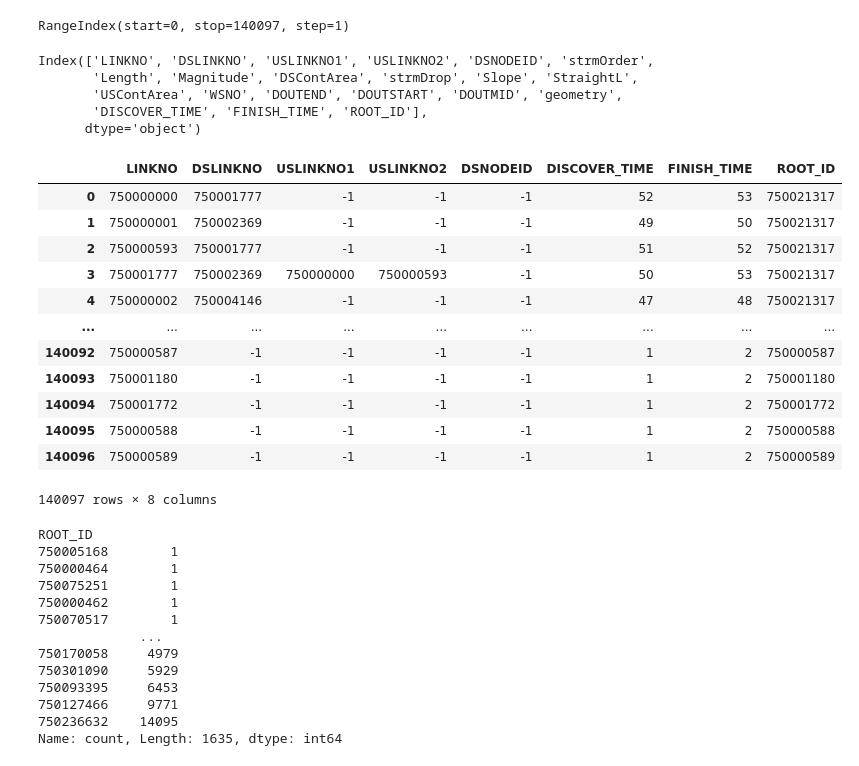
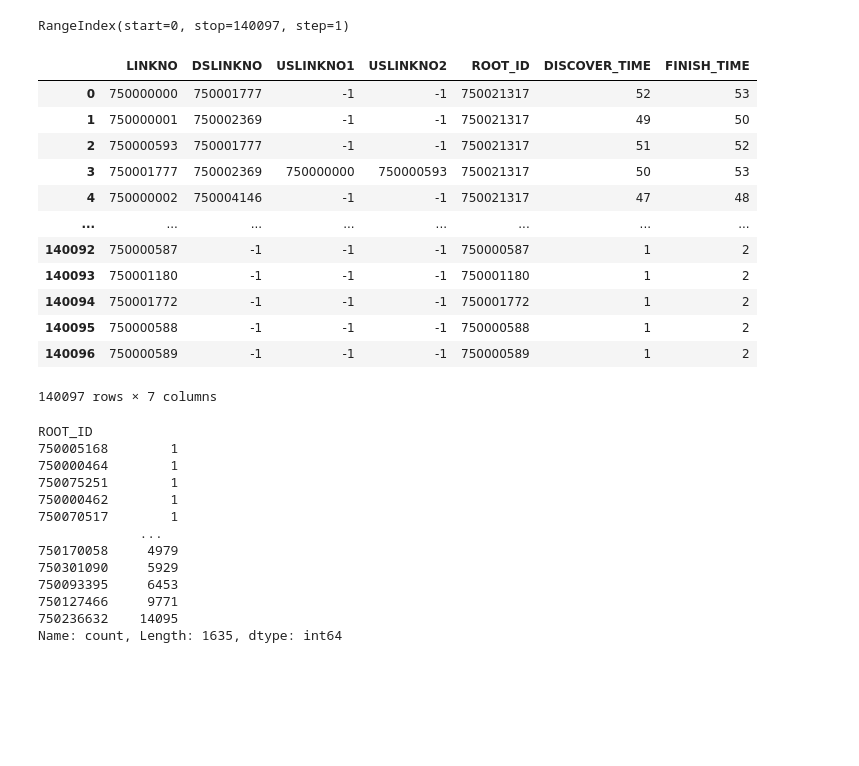
Before and after one commit to WikiWatershed/global-hydrography, a Jupyter notebook: sandbox/modified_nested_set_index.ipynb, the cells around one changed output. Drawn from its saved outputs; the diff is of its cells as text; code cells hidden in the pictures; blank space fills up the shorter version.

```diff
--- a/sandbox/modified_nested_set_index.ipynb
+++ b/sandbox/modified_nested_set_index.ipynb
@@ -48,7 +46,7 @@ files_to_process
 # %% [markdown]
 ## Read Files
 # %%
-file = files_to_process[4]
+file = files_to_process[2]
 file.name
 # %% [output]
 'TDX_streamnet_7020038340_01.gpkg'
@@ -219,5 +217,5 @@ columns_to_drop
 # %% [output]
 ['WSNO', 'DSNODEID']
 # %%
-processed_gdf.drop(columns=columns_to_drop, inplace=True)
-processed_gdf.info()
+# Produces error if already dropped
+# processed_gdf.drop(columns=columns_to_drop, inplace=True)
@@ -292,31 +271,23 @@ Datum: World Geodetic System 1984 ensemble
 mnsi_gdf.index
 # %% [output]
 RangeIndex(start=0, stop=140097, step=1)
-# %%
-mnsi_gdf.columns
-# %% [output]
-Index(['LINKNO', 'DSLINKNO', 'USLINKNO1', 'USLINKNO2', 'DSNODEID', 'strmOrder',
-       'Length', 'Magnitude', 'DSContArea', 'strmDrop', 'Slope', 'StraightL',
-       'USContArea', 'WSNO', 'DOUTEND', 'DOUTSTART', 'DOUTMID', 'geometry',
-       'DISCOVER_TIME', 'FINISH_TIME', 'ROOT_ID'],
-      dtype='object')
 # %%
-mnsi_gdf[['LINKNO', 'DSLINKNO', 'USLINKNO1', 'USLINKNO2', 'DSNODEID',
-          'DISCOVER_TIME', 'FINISH_TIME', 'ROOT_ID']]
+mnsi_gdf[['LINKNO', 'DSLINKNO', 'USLINKNO1', 'USLINKNO2',
+          'ROOT_ID', 'DISCOVER_TIME', 'FINISH_TIME' ]]
 # %% [output]
-|  | LINKNO | DSLINKNO | USLINKNO1 | USLINKNO2 | DSNODEID | DISCOVER_TIME | FINISH_TIME | ROOT_ID |
-| 0 | 750000000 | 750001777 | -1 | -1 | -1 | 52 | 53 | 750021317 |
-| 1 | 750000001 | 750002369 | -1 | -1 | -1 | 49 | 50 | 750021317 |
-| 2 | 750000593 | 750001777 | -1 | -1 | -1 | 51 | 52 | 750021317 |
-| 3 | 750001777 | 750002369 | 750000000 | 750000593 | -1 | 50 | 53 | 750021317 |
-| 4 | 750000002 | 750004146 | -1 | -1 | -1 | 47 | 48 | 750021317 |
-| ... | ... | ... | ... | ... | ... | ... | ... | ... |
-| 140092 | 750000587 | -1 | -1 | -1 | -1 | 1 | 2 | 750000587 |
-| 140093 | 750001180 | -1 | -1 | -1 | -1 | 1 | 2 | 750001180 |
-| 140094 | 750001772 | -1 | -1 | -1 | -1 | 1 | 2 | 750001772 |
-| 140095 | 750000588 | -1 | -1 | -1 | -1 | 1 | 2 | 750000588 |
-| 140096 | 750000589 | -1 | -1 | -1 | -1 | 1 | 2 | 750000589 |
+|  | LINKNO | DSLINKNO | USLINKNO1 | USLINKNO2 | ROOT_ID | DISCOVER_TIME | FINISH_TIME |
+| 0 | 750000000 | 750001777 | -1 | -1 | 750021317 | 52 | 53 |
+| 1 | 750000001 | 750002369 | -1 | -1 | 750021317 | 49 | 50 |
+| 2 | 750000593 | 750001777 | -1 | -1 | 750021317 | 51 | 52 |
+| 3 | 750001777 | 750002369 | 750000000 | 750000593 | 750021317 | 50 | 53 |
+| 4 | 750000002 | 750004146 | -1 | -1 | 750021317 | 47 | 48 |
+| ... | ... | ... | ... | ... | ... | ... | ... |
+| 140092 | 750000587 | -1 | -1 | -1 | 750000587 | 1 | 2 |
+| 140093 | 750001180 | -1 | -1 | -1 | 750001180 | 1 | 2 |
+| 140094 | 750001772 | -1 | -1 | -1 | 750001772 | 1 | 2 |
+| 140095 | 750000588 | -1 | -1 | -1 | 750000588 | 1 | 2 |
+| 140096 | 750000589 | -1 | -1 | -1 | 750000589 | 1 | 2 |
-140097 rows × 8 columns
+140097 rows × 7 columns
 # %%
 mnsi_gdf.ROOT_ID.value_counts().sort_values()
 # %% [output]
```
Also changed, not shown: parts of 7 cells of this notebook, 2 other files.
